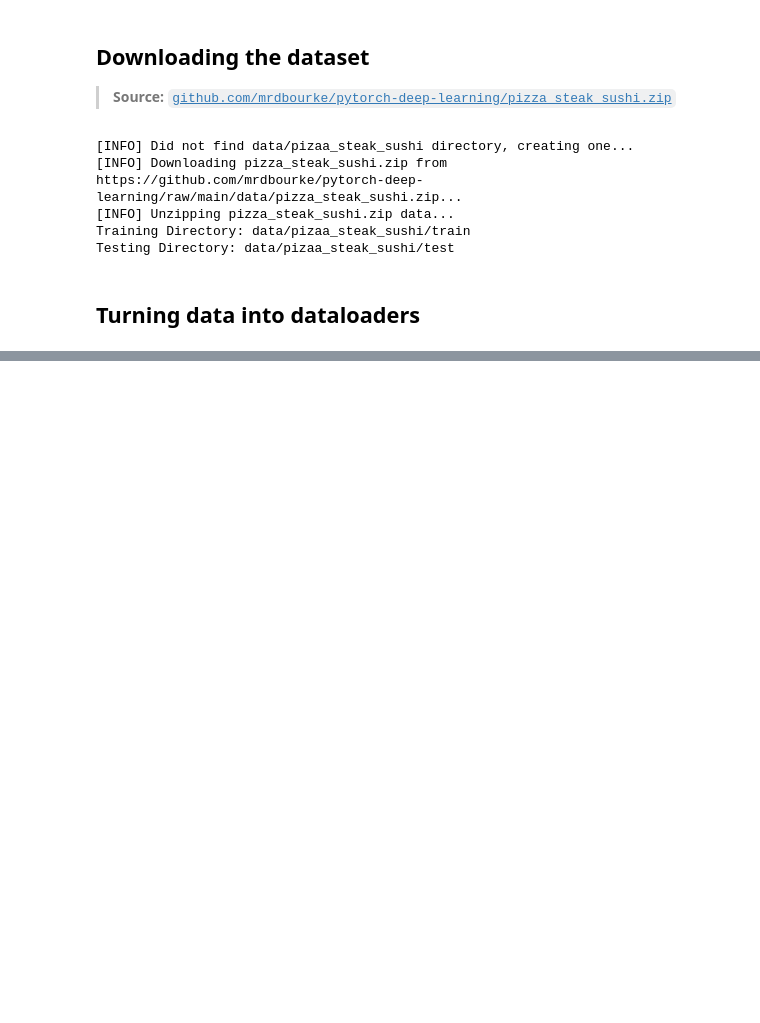
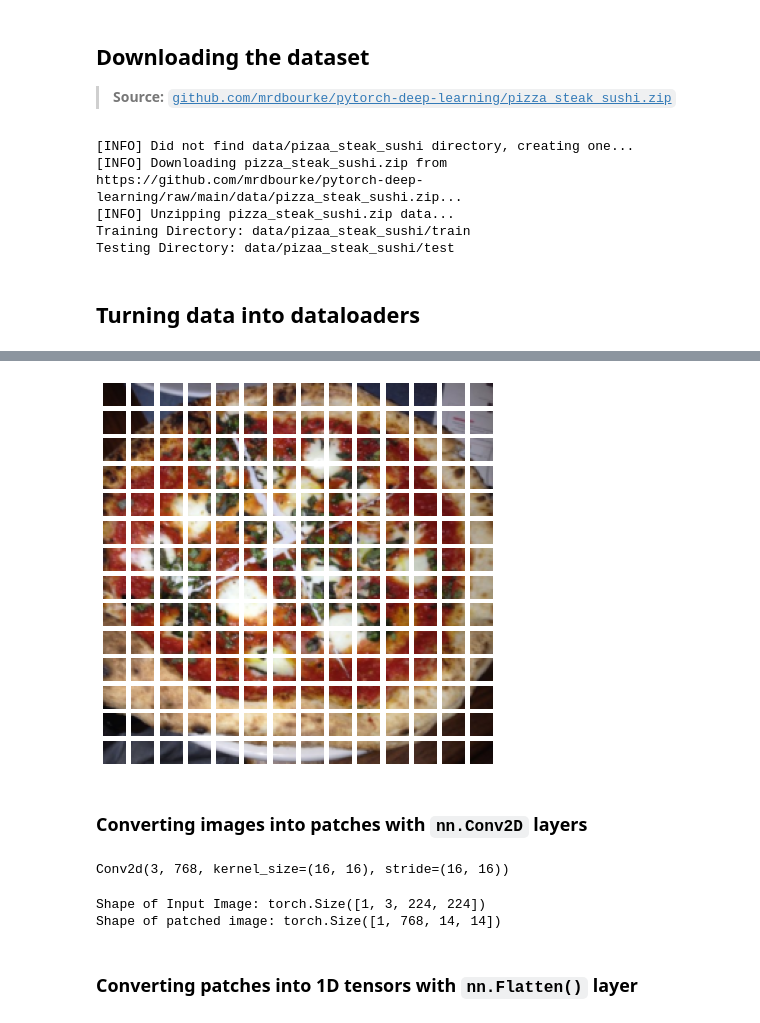
Before and after one commit to gauravreddy08/pytorch-vision-transformer, a Jupyter notebook: vit-replication.ipynb, the cells around one changed output, grey strips where cells are left out. Cells and saved outputs as stored; diff of their text form; code cells hidden in the pictures; blank space fills up the shorter version.

```diff
--- a/vit-replication.ipynb
+++ b/vit-replication.ipynb
@@ -108,0 +260,21 @@ Testing Directory: data/pizaa_steak_sushi/test
+# %%
+img_size = 224
+
+fig, axs = plt.subplots(224//patch_size, 224//patch_size,
+                        figsize = (7, 7), sharex=True, sharey=True)
+for j, patch_h in enumerate(range(0, img_size, patch_size)):
+  for i, patch in enumerate(range(0, img_size, patch_size)):
+    axs[j, i].imshow(image_permuted[patch_h:patch_h+patch_size,
+                                    patch:patch+patch_size,
+                                    :])
+    axs[j, i].axis('off')
+# %% [output]
+[figure, added]
+# %% [markdown]
+### Converting **images** into **patches** with `nn.Conv2D` layers
+# %%
+patch_embedding = nn.Conv2d(in_channels=3, out_channels=768, # 16*16*3
+                   kernel_size=16, stride=16, padding=0)
+patch_embedding
+# %% [output]
+Conv2d(3, 768, kernel_size=(16, 16), stride=(16, 16))
@@ -108,0 +283,13 @@ Testing Directory: data/pizaa_steak_sushi/test
+# %%
+patch_embedding.eval()
+
+with torch.inference_mode():
+  pred = patch_embedding(input_image)
+
+print(f"Shape of Input Image: {input_image.shape}")
+print(f"Shape of patched image: {pred.shape}")
+# %% [output]
+Shape of Input Image: torch.Size([1, 3, 224, 224])
+Shape of patched image: torch.Size([1, 768, 14, 14])
+# %% [markdown]
+### Converting **patches** into **1D tensors** with `nn.Flatten()` layer
```
Also changed, not shown: parts of 24 cells of this notebook.
